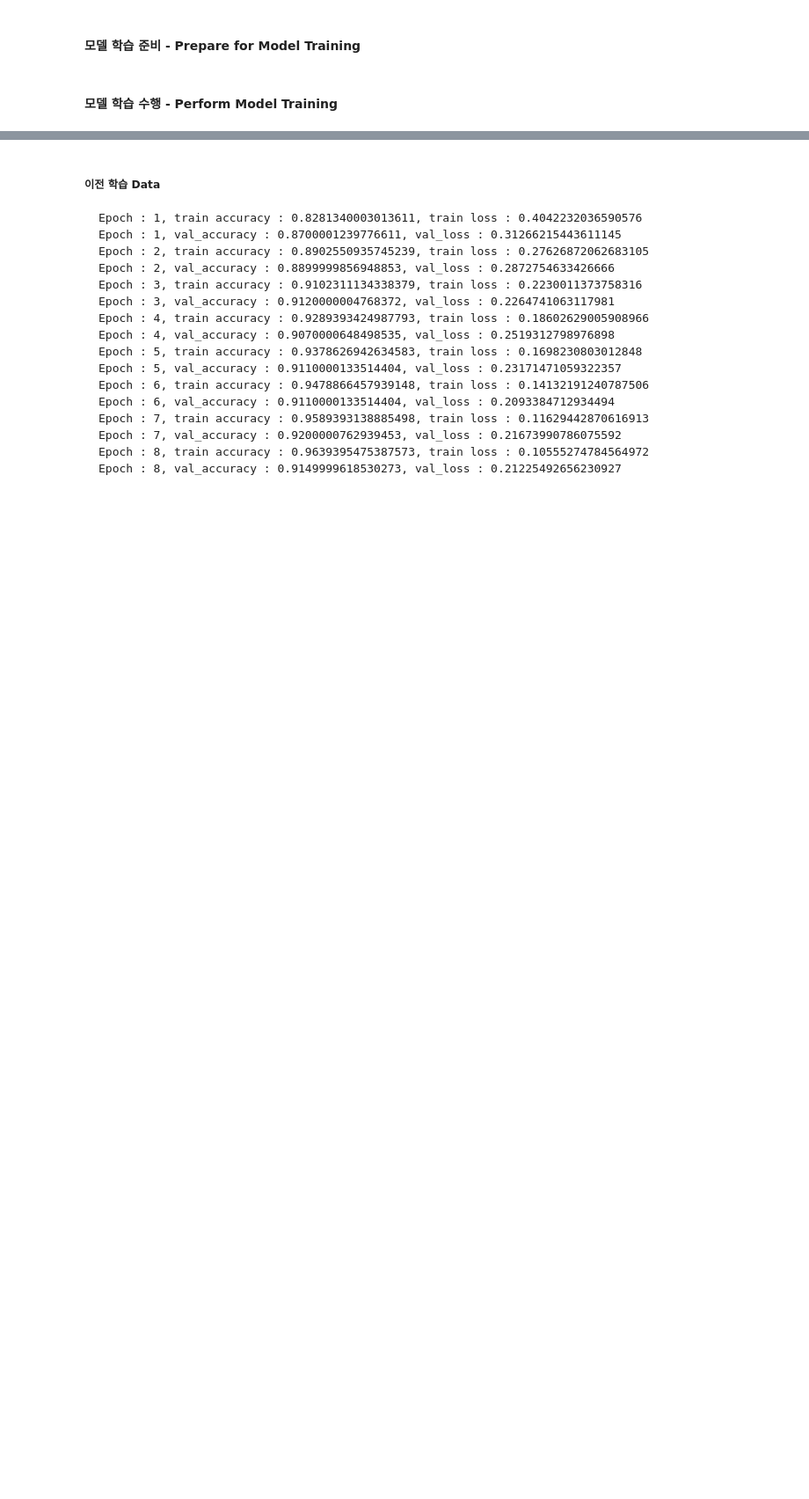
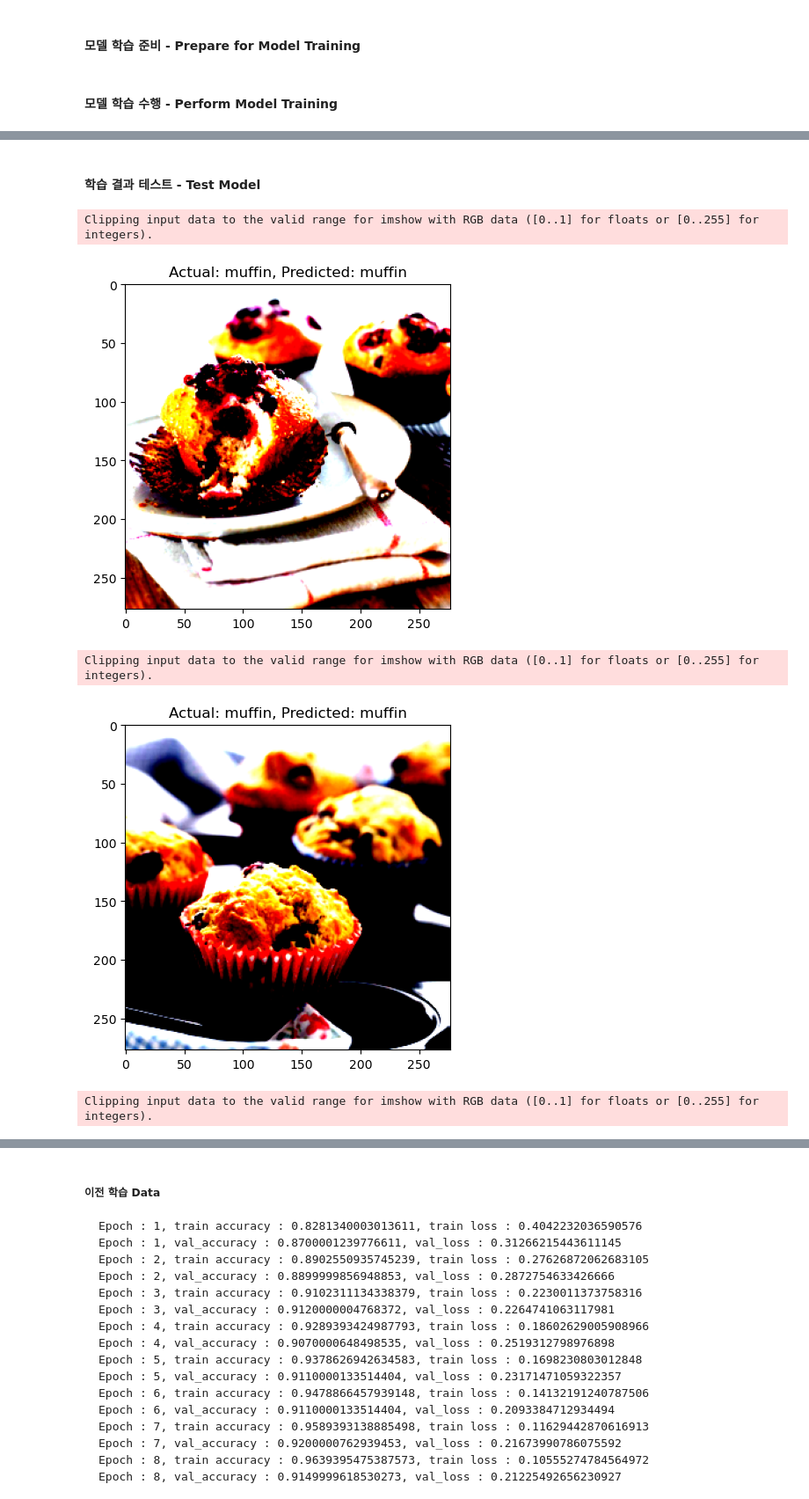
Before and after one commit to SungwooBaek22/MLDL_Finaltermproject, a Jupyter notebook: Finalterm Project 백승우.ipynb, the cells around one changed output, grey strips where cells are left out. Shown at 88% size. Saved outputs shown, nothing was run; the diff lists cells and outputs as text; code cells hidden in the pictures; blank space fills up the shorter version.

```diff
--- a/Finalterm Project 백승우.ipynb
+++ b/Finalterm Project 백승우.ipynb
@@ -104,11 +104,13 @@ train_trans = transforms.Compose([transforms.Resize((277, 277)),
                                   transforms.RandomVerticalFlip(), # 변형 추가
                                   transforms.RandomHorizontalFlip(), # 변형 추가
                                   transforms.ToTensor(),
-                                  transforms.Normalize((0.5,0.5,0.5), (0.5,0.5,0.5))
+                                  transforms.Normalize(mean=[0.485, 0.456, 0.406],
+                                                        std=[0.229, 0.224, 0.225])
                            ])
 test_trans = transforms.Compose([transforms.Resize((277, 277)),
                                  transforms.ToTensor(),
-                                 transforms.Normalize((0.5,0.5,0.5), (0.5,0.5,0.5))
+                                 transforms.Normalize(mean=[0.485, 0.456, 0.406],
+                                                       std=[0.229, 0.224, 0.225])
                            ])
 
 # 각 이미지 폴더에 위치한 이미지들을 정규화한 데이터셋으로 가져옵니다.
@@ -153,7 +157,7 @@ Length of Test Data : 684
 # %%
-model = torchvision.models.vgg16(pretrained=True).cuda()
+VGG = torchvision.models.vgg16(pretrained=True).cuda()
 
-model.classifier[-1] = nn.Linear(in_features=4096, out_features=2, bias=True).cuda()
+VGG.classifier[-1] = nn.Linear(in_features=4096, out_features=2, bias=True).cuda()
 # %% [markdown]
 #### 모델 학습 준비 - Prepare for Model Training
 # %%
@@ -162,7 +166,7 @@ model.classifier[-1] = nn.Linear(in_features=4096, out_features=2, bias=True).cu
 
 # 최적화 함수 설정 : Adam(Adaptive Moment Estimation)
 # Adam? : Pytorch에 구현되어있는 경사하강법의 변형 중 하나
-optimizer = optim.Adam(params = model.parameters(),lr=0.0001)
+optimizer = optim.Adam(params = VGG.parameters(),lr=0.0001)
 # 손실 함수는 CrossEntropy함수를 사용합니다.
 criterion = nn.CrossEntropyLoss()
 # %% [markdown]
@@ -173,11 +177,11 @@ for epoch in range(epochs):
     epoch_accuracy = 0
     # 학습 데이터 로더 train_loader에서 batch 데이터를 가져옵니다.
     for i, (batch_images, batch_labels) in enumerate(train_loader):
-        model.train()
+        VGG.train()
         X = batch_images.cuda()
         Y = batch_labels.cuda()
 
-        output = model(X)
+        output = VGG(X)
         loss = criterion(output, Y)
 
         optimizer.zero_grad()   # 최적화 함수 가중치 초기화
@@ -192,14 +196,14 @@ for epoch in range(epochs):
 
 
     with torch.no_grad():       # validation data로 학습에 대한 검증을 수행합니다.
-        model.eval() # validation시 parameter 업데이트는 진행하지 않는다
+        VGG.eval() # validation시 parameter 업데이트는 진행하지 않는다
         epoch_val_accuracy=0
         epoch_val_loss =0
         for data, label in val_loader:
             X = data.cuda()
             Y = label.cuda()
 
-            val_output = model(X)
+            val_output = VGG(X)
             val_loss = criterion(val_output,Y)
 
 
@@ -231,0 +236,34 @@ Epoch : 10, val_accuracy : 0.9921875, val_loss : 0.0499185249209404
+# %% [markdown]
+#### 학습 결과 테스트 - Test Model
+# %%
+import random
+import matplotlib.pyplot as plt
+
+# 모델을 평가 모드로 설정
+VGG.eval()
+
+# 테스트 데이터셋에서 무작위 이미지 선택
+random_image_idx = random.sample(range(len(test_data)),3)
+for idx in random_image_idx:
+    image, label = test_data[idx]
+
+# 순방향전파를 실행하여 예측 획득
+    with torch.no_grad():
+        image = image.unsqueeze(0).cuda()
+        prediction = VGG(image)
+
+    predicted_class = prediction.argmax().item()
+
+    # 클래스 레이블 목록 정의 (데이터셋에 따라 사용자 정의 가능)
+    class_labels =['chihuahua', 'muffin']
+
+    # 이미지와 예측을 표시
+    plt.imshow(image.squeeze(0).cpu().permute(1, 2, 0))
+    plt.title(f'Actual: {class_labels[label]}, Predicted: {class_labels[predicted_class]}')
+    plt.show()
+# %% [output]
+Clipping input data to the valid range for imshow with RGB data ([0..1] for floats or [0..255] for integers).
+[figure, added]
+Clipping input data to the valid range for imshow with RGB data ([0..1] for floats or [0..255] for integers).
+[figure, added]
+Clipping input data to the valid range for imshow with RGB data ([0..1] for floats or [0..255] for integers).
```
Also changed, not shown: parts of 12 cells of this notebook.
